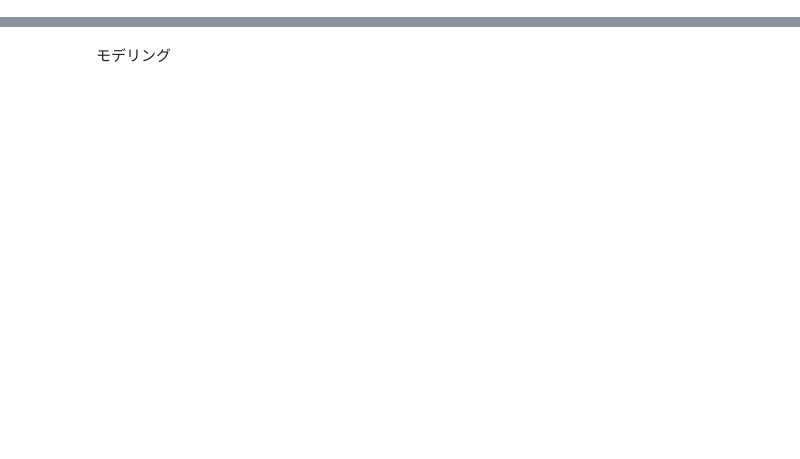
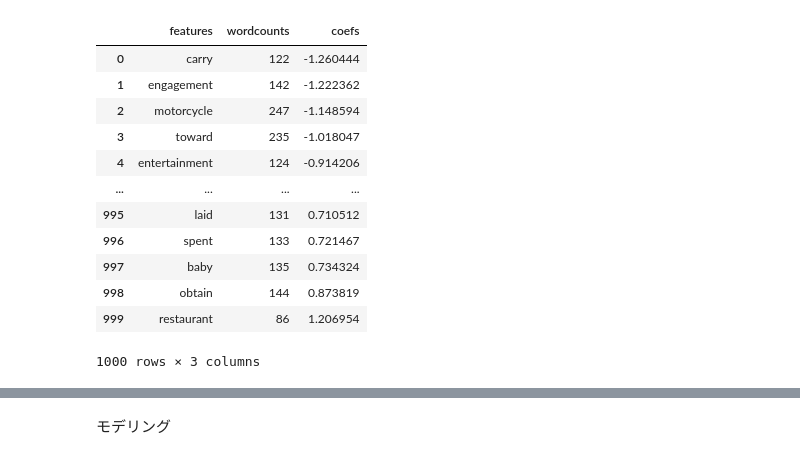
Before and after one commit to lemmingy/My_pipelines, a Jupyter notebook: lightgbm.ipynb, the cells around one changed output, grey strips where cells are left out. Cells and saved outputs as stored; diff of their text form; code cells hidden in the pictures; blank space fills up the shorter version.

```diff
--- a/lightgbm.ipynb
+++ b/lightgbm.ipynb
@@ -194,6 +214,6 @@ class text_out_of_fold_prediction(Base):
     output_df[self.col] = oof_test
     return output_df.add_prefix("predicted_")
 
-test = text_out_of_fold_prediction("desc")
-test.fit(X_train, y_train)
-test.transform(X_test)
+text_pred = text_out_of_fold_prediction("desc")
+text_pred.fit(df_train, df_train_y)
+text_pred.transform(df_train)
@@ -202,31 +242,45 @@ test.transform(X_test)
 class text_check_insight():
     def __init__(self, col):
         self.col = col
         self.regression =False
         self.seed = 1
 
     def create_words_summary(self, clf, x):
         output_df = pd.DataFrame()
         output_df["features"] = self.vectorizer_.get_feature_names_out()
         output_df["wordcounts"] = (np.array(x.sum(axis=0)).flatten())
         output_df["coefs"] = clf.coef_.flatten()
         return output_df.sort_values(by="coefs").reset_index(drop=True)
 
     def __call__(self, input_df, y):
         x = input_df[self.col].fillna("nan")
         self.vectorizer_ = CountVectorizer(max_features=1000)
         x = self.vectorizer_.fit_transform(x)
         self.binerizer_ = Binarizer()
         x = self.binerizer_.fit_transform(x)
 
         if self.regression:
             clf = ElasticNet(random_state=self.seed)
         else:
             clf = LogisticRegression(penalty='elasticnet',solver='saga',random_state=self.seed, max_iter=10000, C=1.0, l1_ratio=0.5, class_weight='balanced')
         clf.fit(x, y)
         return self.create_words_summary(clf, x)
 
 
 test = text_check_insight("desc")
-df_word_summary = test(X_train, y_train)
+df_word_summary = test(df_train, df_train_y)
 df_word_summary
+# %% [output]
+|  | features | wordcounts | coefs |
+| 0 | carry | 122 | -1.260444 |
+| 1 | engagement | 142 | -1.222362 |
+| 2 | motorcycle | 247 | -1.148594 |
+| 3 | toward | 235 | -1.018047 |
+| 4 | entertainment | 124 | -0.914206 |
+| ... | ... | ... | ... |
+| 995 | laid | 131 | 0.710512 |
+| 996 | spent | 133 | 0.721467 |
+| 997 | baby | 135 | 0.734324 |
+| 998 | obtain | 144 | 0.873819 |
+| 999 | restaurant | 86 | 1.206954 |
+1000 rows × 3 columns
```
Also changed, not shown: parts of 9 cells of this notebook.
